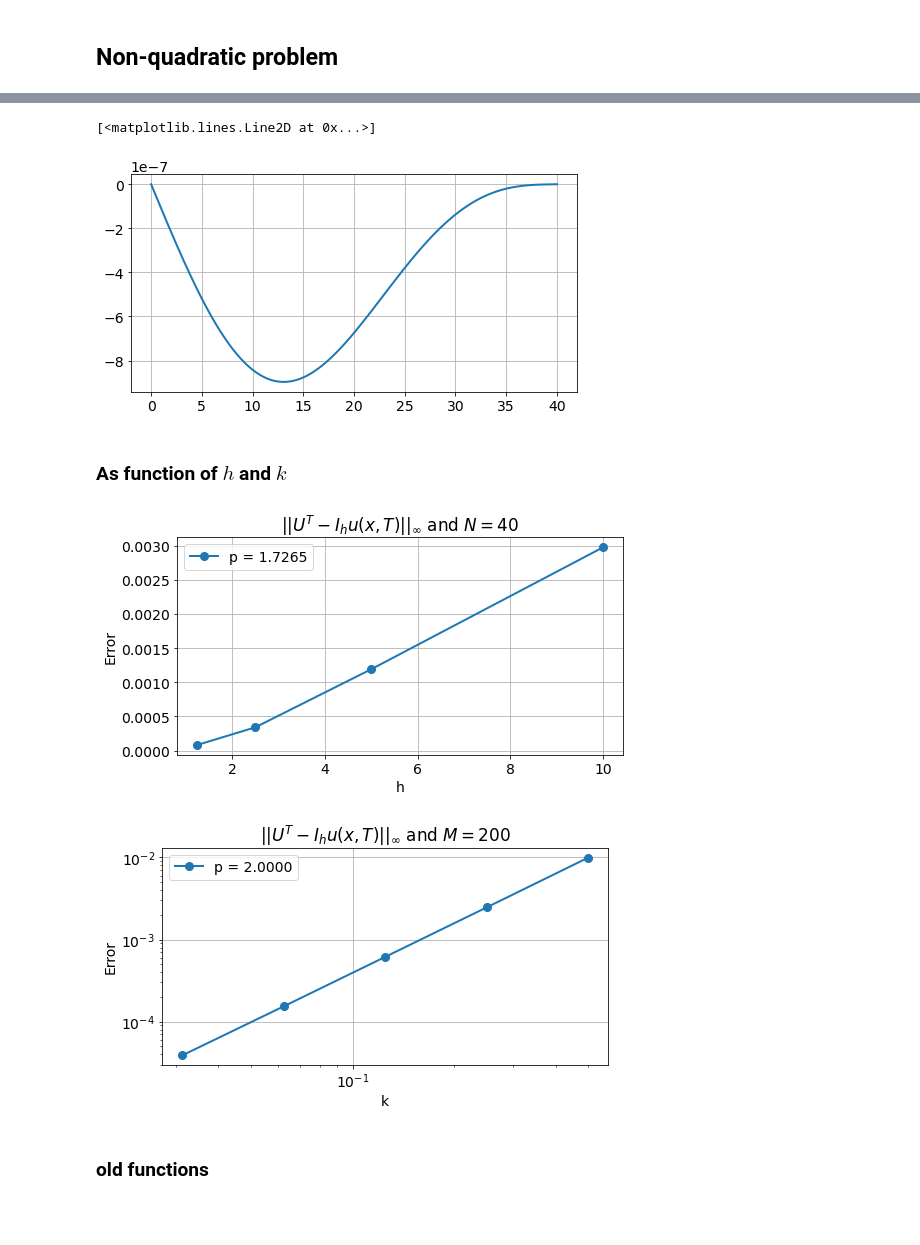
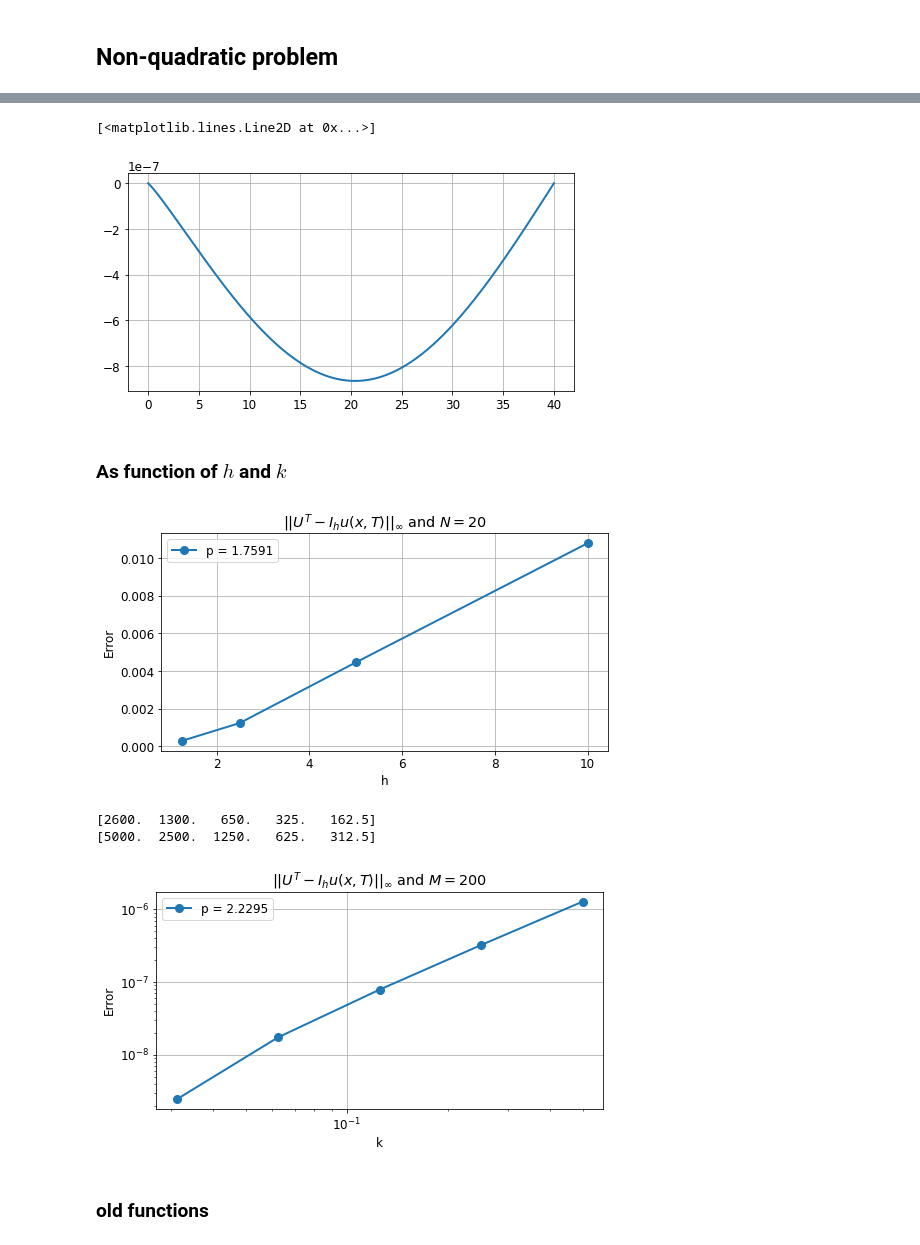
Before and after one commit to aledha/TMA4212-NumDiffDiff, a Jupyter notebook: Exercise 3/Ex 3.ipynb, the cells around one changed output, grey strips where cells are left out. Drawn from its saved outputs; the diff is of its cells as text; code cells hidden in the pictures; blank space fills up the shorter version.

```diff
--- a/Exercise 3/Ex 3.ipynb
+++ b/Exercise 3/Ex 3.ipynb
@@ -202,7 +235,7 @@ def u_exact(x, t):
 def u0(x):
     return x**2
 # %%
-sigma = 0.1
+sigma = 0.5
 r = 0.2
 c = 0.5
 K = 10
@@ -225,3 +258,8 @@ BCs = [BC0, BCR]
 
 
 x, t, U = CN(u0, f, BCs, params, M, N, R, T)
+
+plot_solution(x, t, U, txt = 'Numerical')
+tt, xx = np.meshgrid(t, x)
+plot_solution(x, t, u_exact(xx, tt), txt = 'Analytical')
+plot_solution(x, t, U - u_exact(xx, tt), txt = 'Error')
@@ -331,13 +364,13 @@ def u2_exact(x, t):
 def u2_0(x):
     return np.sin(np.pi * x / R)
 # %%
-sigma = 0.8
+sigma = 0.5
 r = 0.01
-c = 0.5
+c = 0.03
 K = 10
 params = [sigma, r, c, K]
 
-T = 0.2
+T = 5
 R = 40
 M = 400
 N = 20
@@ -368,50 +401,55 @@ plot_solution(x, t, U - u2_exact(xx, tt), txt = 'Error')
 plt.plot(x, U[:,-1] - u2_exact(xx, tt)[:,-1])
 # %% [output]
 [<matplotlib.lines.Line2D at 0x...>]
-[figure, old version]
+[figure, new version]
 # %% [markdown]
 ### As function of $h$ and $k$
 # %%
-T = 0.1
+T = 0.5
 R = 40
-N = 40
+N = 20
 Ns = np.array([N])
 numpoints = 4
 Ms = 2**(np.arange(2, numpoints + 2))
 hs = R / Ms
+
+k = T/N
+
 
 
 sigma = 0.1
 r = 0.2
 c = 0.5
 K = 10
 params = [sigma, r, c, K]
 
 def f(x, t):
     #return 3 * (1 + t**3) * x[1:-1]**3 * (t**2/(1 + t**3) - sigma**2 + r + c/3)
     return np.sin(np.pi * x[1:-1] / R) * np.exp(-t) * (-1 + (np.pi * sigma * x[1:-1] / R)**2 / 2 + c) \
         + (r * x[1:-1] * np.pi / R) * np.cos(np.pi * x[1:-1] / R) * np.exp(-t)
 
 def boundary(t):
     BC0 = 0 * t
     BCR = 0 * t
     BCs = [BC0, BCR]
     return BCs
 
 #error_h = error_analysis(u2_0, u2_exact, Ms, Ns, R, T, crank_modified_again, params)
 error_h = error_analysis(u2_0, f, boundary, u2_exact, params, Ms, Ns, R, T)
 
 order = np.polyfit(np.log(hs),np.log(error_h), 1)[0]
 
+
+
 plt.figure(0)
 plt.plot(hs, error_h, '-o', label = 'p = {:.4f}'.format(order))
 plt.xlabel('h')
 plt.ylabel('Error')
 plt.title(r'$||U^T-I_hu(x,T)||_\infty$ and ' + rf'$N={N}$')
 plt.legend()
 plt.show()
 # %% [output]
-[figure, old version]
+[figure, new version]
 # %%
 T = 1
 R = 40
@@ -420,9 +458,20 @@ Ns = 2**np.arange(1, num+1)
 M = 200
 Ms = np.array([M])
 ks = T / Ns
+h = R/M
+
+sigma = 0.1
+r = 0.2
+c = 10000
+K = 10
+params = [sigma, r, c, K]
 
 error_k = error_analysis(u2_0, f, boundary, u2_exact, params, Ms, Ns, R, T)
 order = np.polyfit(np.log(ks),np.log(error_k), 1)[0]
+
+cfl = ks/2 * (sigma**2 / h**2 * R**2 + c)
+print(cfl)
+print(ks*c)
 
 plt.figure(0)
 plt.loglog(ks, error_k, '-o', label = 'p = {:.4f}'.format(order))
@@ -432,7 +481,9 @@ plt.title(r'$||U^T-I_hu(x,T)||_\infty$ and ' + rf'$M={M}$')
 plt.legend()
 plt.show()
 # %% [output]
+[2600.  1300.   650.   325.   162.5]
+[5000.  2500.  1250.   625.   312.5]
-[figure, old version]
+[figure, new version]
 # %% [markdown]
 ### old functions
 # %%
```
Also changed, not shown: parts of 4 cells of this notebook.
